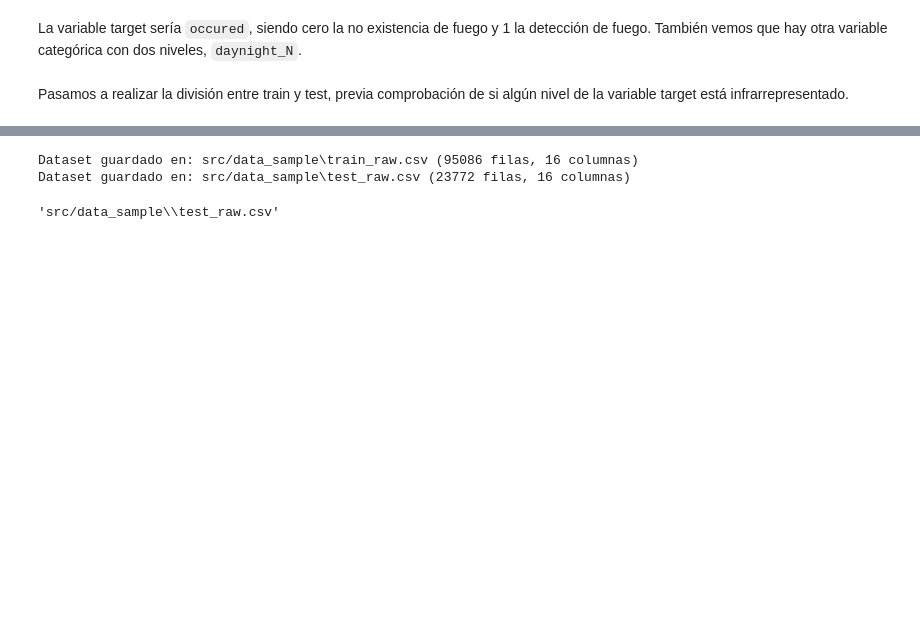
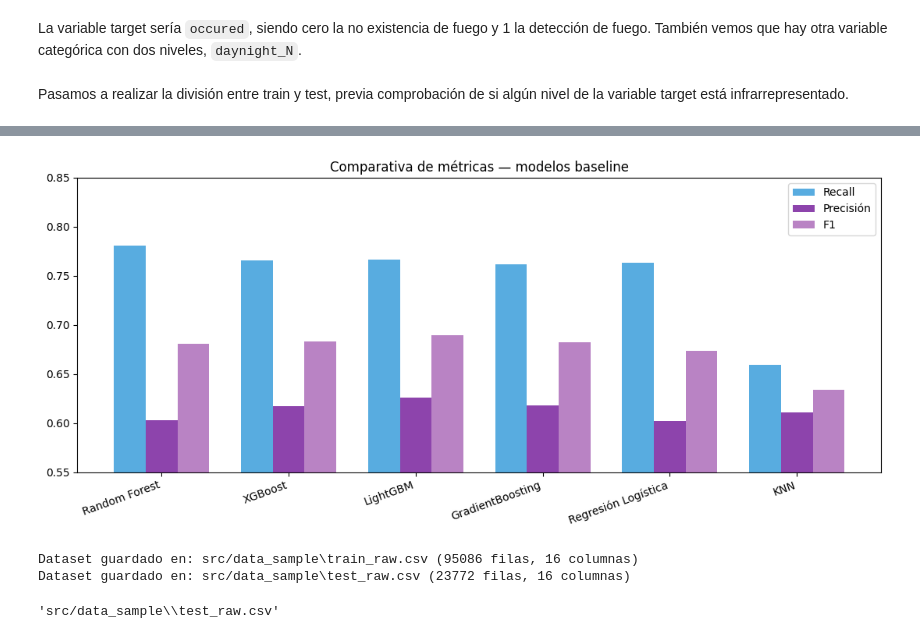
Before and after one commit to sgusmar/ML_proyecto_wildfAIre, a Jupyter notebook: main.ipynb, the cells around one changed output, grey strips where cells are left out. Saved outputs shown, nothing was run; the diff lists cells and outputs as text; code cells hidden in the pictures; blank space fills up the shorter version.

```diff
--- a/main.ipynb
+++ b/main.ipynb
@@ -86,3 +113,32 @@ sns.countplot(data=fire_df, x='occured', color=plt.cm.BuPu(0.7))
+# %%
+import numpy as np
+
+metricas = pd.DataFrame({
+    "Modelo": modelos,
+    "Recall": [0.7810, 0.7654, 0.7661, 0.7615, 0.7630, 0.6593],
+    "Precisión": [0.6030, 0.6174, 0.6263, 0.6183, 0.6024, 0.6105],
+    "F1": f1_scores,
+})
+
+x = np.arange(len(modelos))
+width = 0.25
+
+fig, ax = plt.subplots(figsize=(11, 5))
+ax.bar(x - width, metricas["Recall"], width, label="Recall", color="#58ACE0FF")
+ax.bar(x, metricas["Precisión"], width, label="Precisión", color="#8D44AC")
+ax.bar(x + width, metricas["F1"], width, label="F1", color="#B983C4")
+
+ax.set_xticks(x)
+ax.set_xticklabels(modelos, rotation=20, ha='right')
+ax.set_ylim(0.55, 0.85)
+ax.legend()
+ax.set_title("Comparativa de métricas — modelos baseline")
+
+plt.tight_layout()
+plt.savefig('src/img/comparativa_baseline_completa.png', dpi=200, bbox_inches='tight')
+plt.show()
+# %% [output]
+[figure, added]
 # %%
 # Definimos las columnas de features:
 columnas = fire_df.columns.tolist()
```
Also changed, not shown: parts of 5 cells of this notebook.
